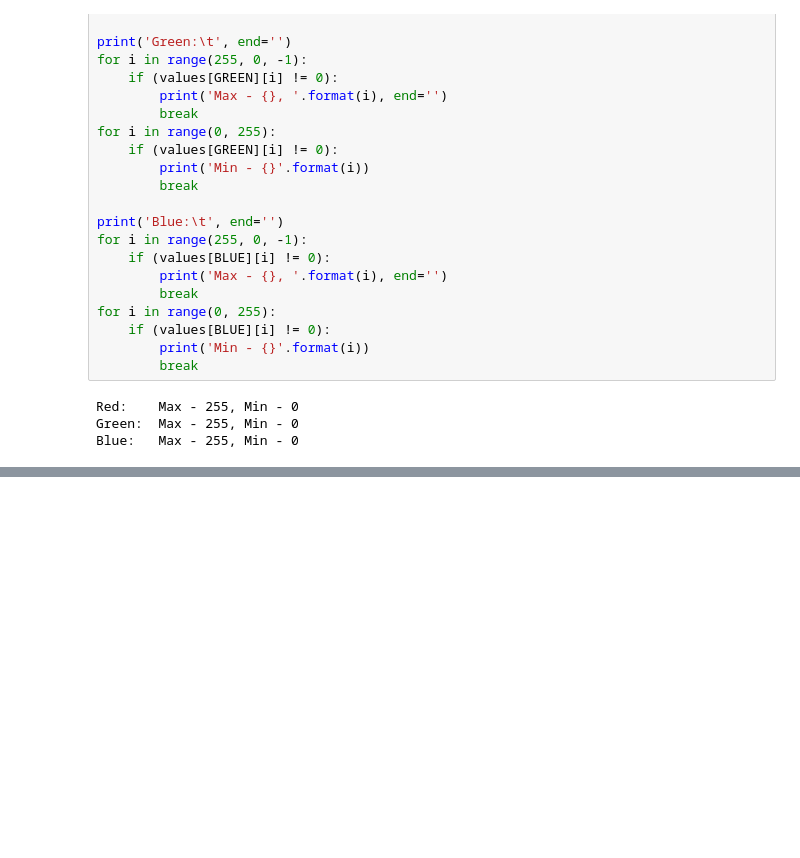
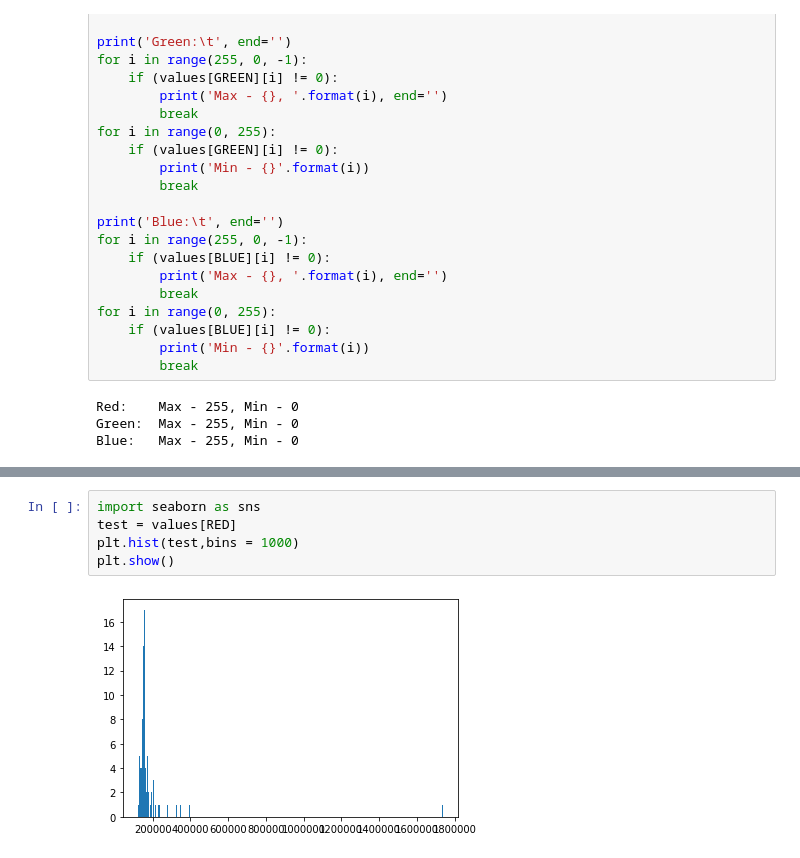
Before and after one commit to d-progonov/IPT-2020-FE91mp, a Jupyter notebook: lab1.ipynb, the cells around one changed output, grey strips where cells are left out. Drawn from its saved outputs; the diff is of its cells as text; blank space fills up the shorter version.

```diff
--- a/lab1.ipynb
+++ b/lab1.ipynb
@@ -334,0 +242,7 @@ Distributions sorted by goodness of fit:
+# %%
+import seaborn as sns
+test = values[RED]
+plt.hist(test,bins = 1000)
+plt.show()
+# %% [output]
+[figure, added]
```
Also changed, not shown: parts of 8 cells of this notebook, 1 other file.
